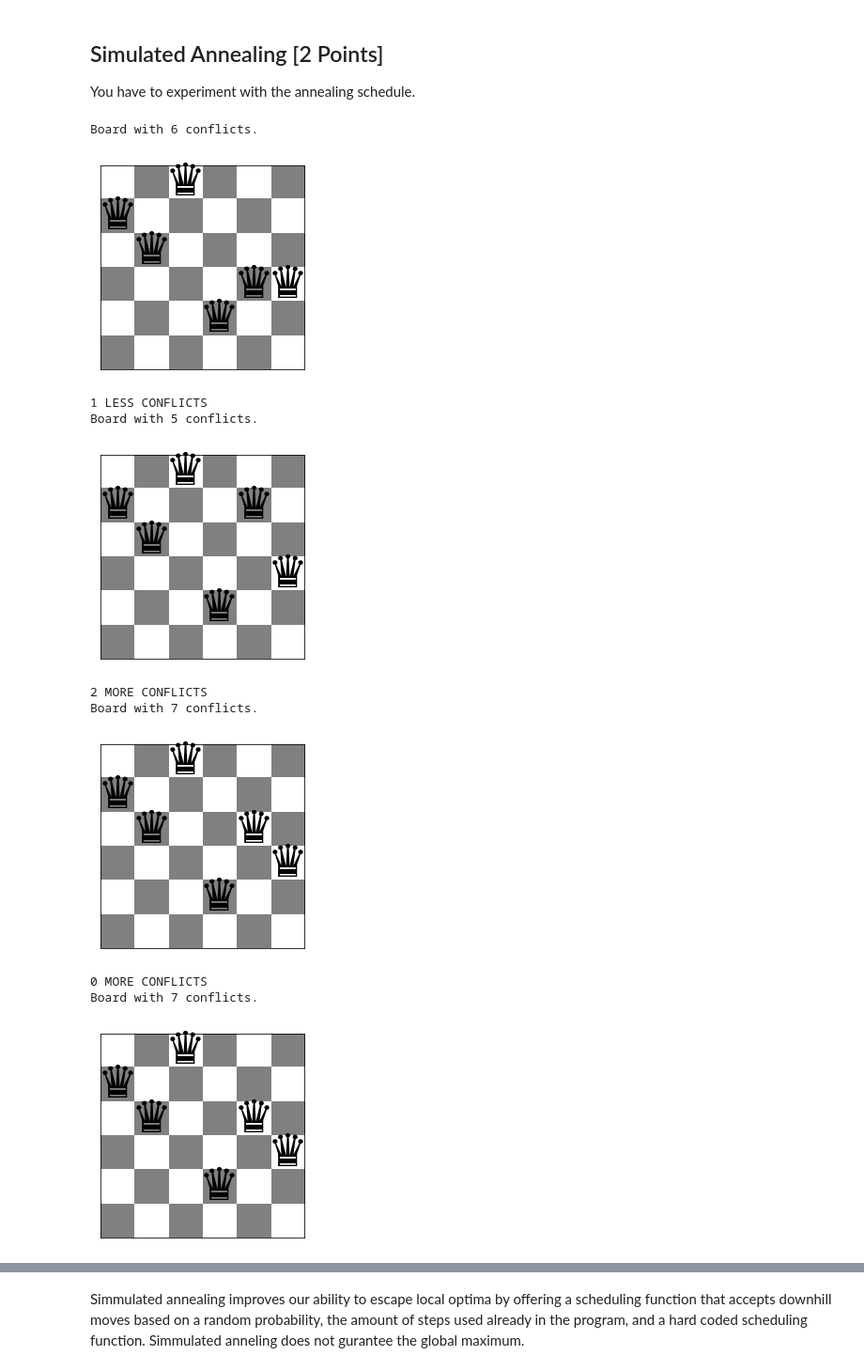
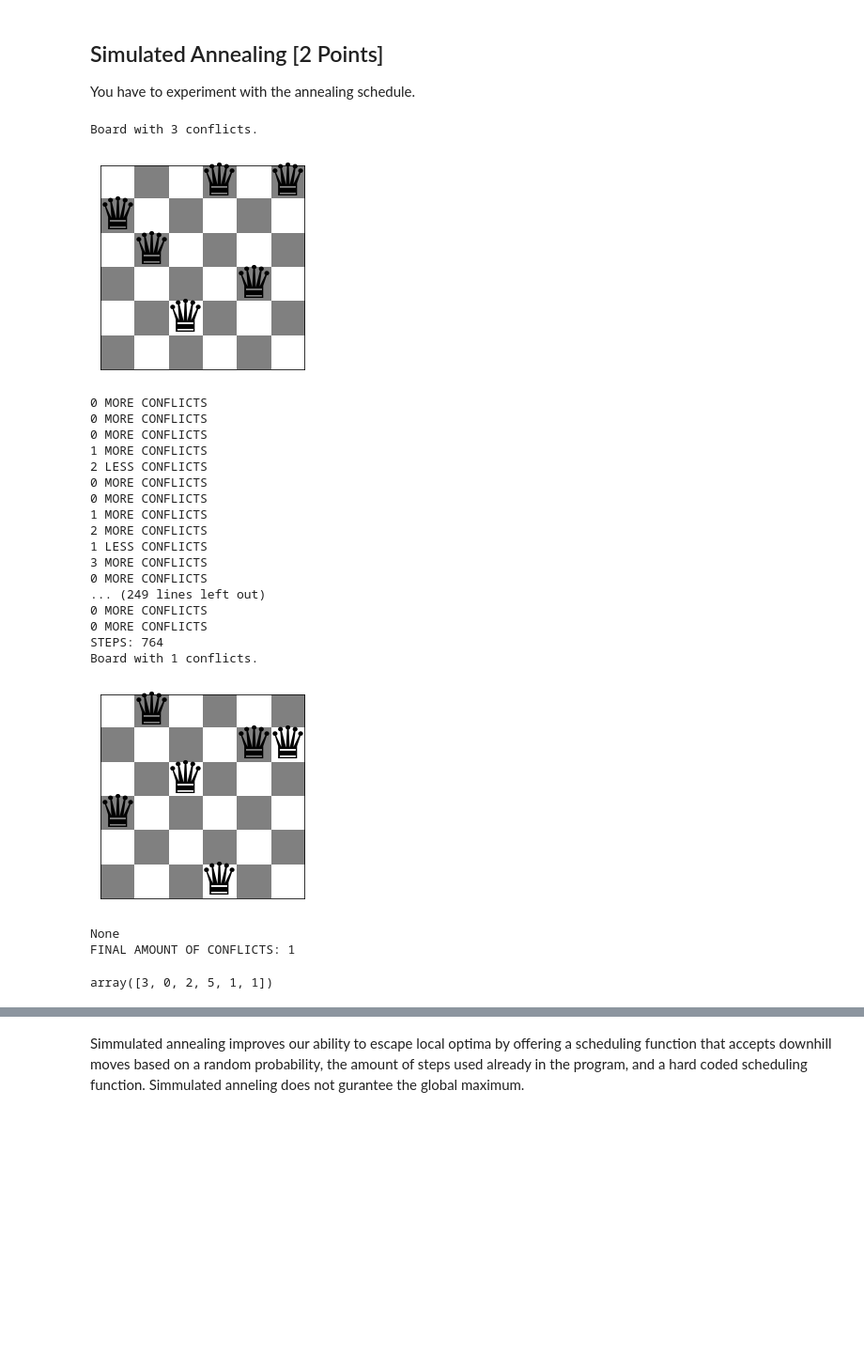
Before and after one commit to mitchmorrison2/CS7320-AI, a Jupyter notebook: Local Search/n_queens.ipynb, the cells around one changed output, grey strips where cells are left out. Shown at 94% size. Drawn from its saved outputs; the diff is of its cells as text; code cells hidden in the pictures; blank space fills up the shorter version.

```diff
--- a/Local Search/n_queens.ipynb
+++ b/Local Search/n_queens.ipynb
@@ -324,42 +315,54 @@ def simulatedAnnealing(n=4, verb=False):
             break
         # get neighbor move
         index = np.random.randint(0, high=n)
         row = np.random.randint(0, high=n)
         og = (index, board[index]) #column then row
         board[index] = row
         E = conflicts(board) - conflictsV
         if E < 0: # if improving move, take it
             conflictsV = conflicts(board)
             if verb: print("{} LESS CONFLICTS".format(E*-1))
-            if verb: show_board(board)
+            # if verb: show_board(board)
         elif np.exp((E*-1)/T) > np.random.rand(): # if move fits condition take downhill move
             conflictsV = conflicts(board)
             if verb: print("{} MORE CONFLICTS".format(E))
-            if verb: show_board(board)
+            # if verb: show_board(board)
         else: # set board back to original position if it does not meet conditions
             board[og[0]] = og[1]
         i += 1
     if verb: print("STEPS:", i)
     if verb: print(show_board(board))
     if verb: print("FINAL AMOUNT OF CONFLICTS:", conflicts(board))
     return board
 
 def schedule(i):
     # temperature schedule function
     const = 5
     alpha = .98
     return const * (alpha**i)
 
 simulatedAnnealing(n=6, verb=True)
 # %% [output]
-Board with 6 conflicts.
+Board with 3 conflicts.
-[figure, old version]
+[figure, new version]
+0 MORE CONFLICTS
+0 MORE CONFLICTS
+0 MORE CONFLICTS
+1 MORE CONFLICTS
+2 LESS CONFLICTS
+0 MORE CONFLICTS
+0 MORE CONFLICTS
+1 MORE CONFLICTS
+2 MORE CONFLICTS
 1 LESS CONFLICTS
-Board with 5 conflicts.
+3 MORE CONFLICTS
+0 MORE CONFLICTS
+... (249 lines left out)
+0 MORE CONFLICTS
+0 MORE CONFLICTS
+STEPS: 764
+Board with 1 conflicts.
-[figure, old version]
+[figure, new version]
-2 MORE CONFLICTS
-Board with 7 conflicts.
+None
+FINAL AMOUNT OF CONFLICTS: 1
-[figure, removed]
-0 MORE CONFLICTS
-Board with 7 conflicts.
+array([3, 0, 2, 5, 1, 1])
-[figure, removed]
```
Also changed, not shown: parts of 8 cells of this notebook.
